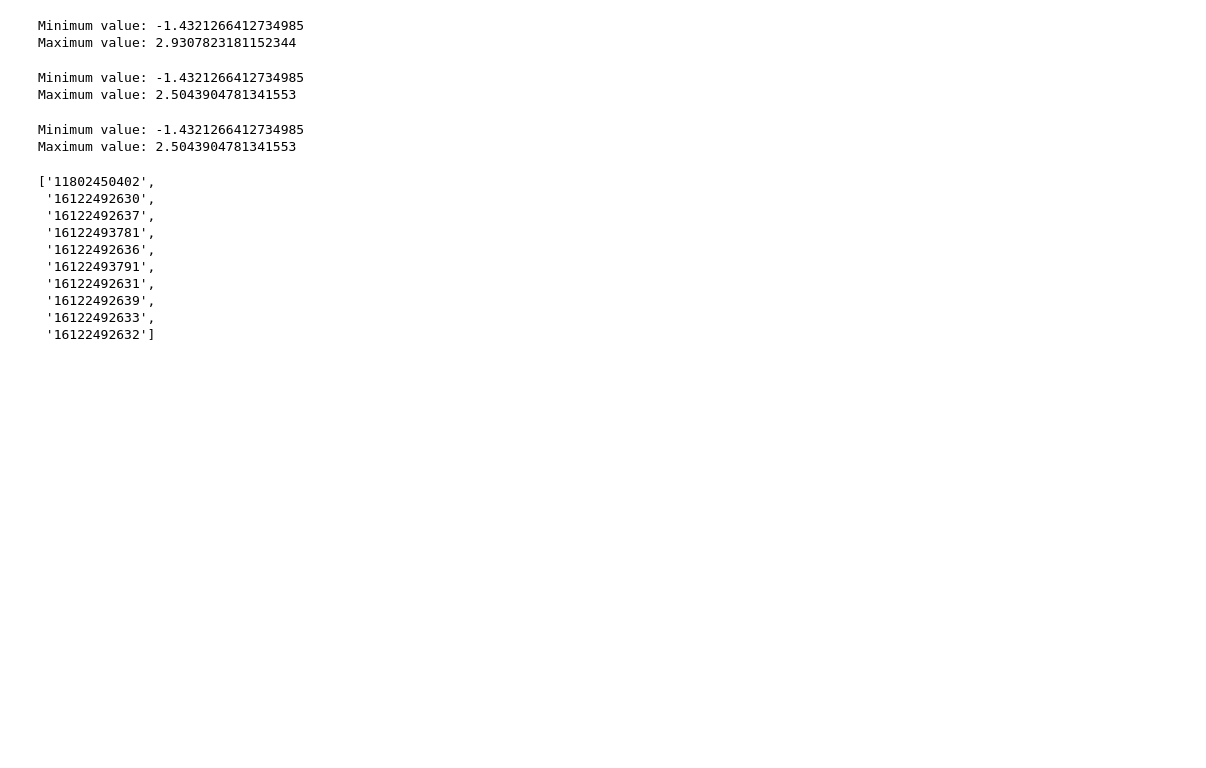
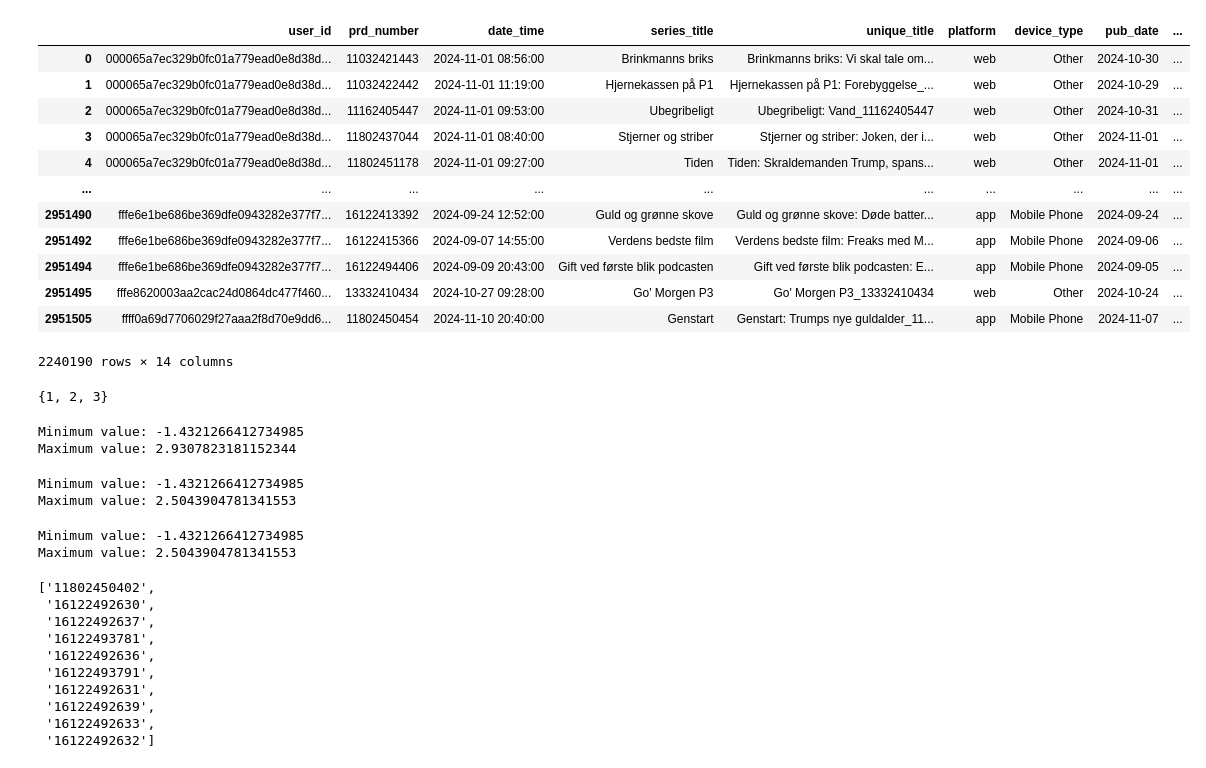
Before and after one commit to SebWae/dr-podcast-recsys-bsc-project, a Jupyter notebook: scripts/test.ipynb, the cells around one changed output. Saved outputs shown, nothing was run; the diff lists cells and outputs as text; code cells hidden in the pictures; blank space fills up the shorter version.

Commit message:
testing triple intersections and groupby operations

```diff
--- a/scripts/test.ipynb
+++ b/scripts/test.ipynb
@@ -37,6 +38,35 @@ meta_df = pd.read_parquet("../" + METADATA_PATH)
 
 # importing the transformed data
 transformed_df = pd.read_parquet("../" + TRANSFORMED_DATA_PATH)
+
+# importing the filtered data
+filtered_df = pd.read_parquet("../" + FILTERED_DATA_PATH)
+# %%
+filtered_df[filtered_df["date_time"] < "2024-11-11 00:00:00"]
+# %% [output]
+|  | user_id | prd_number | date_time | series_title | unique_title | platform | device_type | pub_date | ... |
+| 0 | 000065a7ec329b0fc01a779ead0e8d38d... | 11032421443 | 2024-11-01 08:56:00 | Brinkmanns briks | Brinkmanns briks: Vi skal tale om... | web | Other | 2024-10-30 | ... |
+| 1 | 000065a7ec329b0fc01a779ead0e8d38d... | 11032422442 | 2024-11-01 11:19:00 | Hjernekassen på P1 | Hjernekassen på P1: Forebyggelse_... | web | Other | 2024-10-29 | ... |
+| 2 | 000065a7ec329b0fc01a779ead0e8d38d... | 11162405447 | 2024-11-01 09:53:00 | Ubegribeligt | Ubegribeligt: Vand_11162405447 | web | Other | 2024-10-31 | ... |
+| 3 | 000065a7ec329b0fc01a779ead0e8d38d... | 11802437044 | 2024-11-01 08:40:00 | Stjerner og striber | Stjerner og striber: Joken, der i... | web | Other | 2024-11-01 | ... |
+| 4 | 000065a7ec329b0fc01a779ead0e8d38d... | 11802451178 | 2024-11-01 09:27:00 | Tiden | Tiden: Skraldemanden Trump, spans... | web | Other | 2024-11-01 | ... |
+| ... | ... | ... | ... | ... | ... | ... | ... | ... | ... |
+| 2951490 | fffe6e1be686be369dfe0943282e377f7... | 16122413392 | 2024-09-24 12:52:00 | Guld og grønne skove | Guld og grønne skove: Døde batter... | app | Mobile Phone | 2024-09-24 | ... |
+| 2951492 | fffe6e1be686be369dfe0943282e377f7... | 16122415366 | 2024-09-07 14:55:00 | Verdens bedste film | Verdens bedste film: Freaks med M... | app | Mobile Phone | 2024-09-06 | ... |
+| 2951494 | fffe6e1be686be369dfe0943282e377f7... | 16122494406 | 2024-09-09 20:43:00 | Gift ved første blik podcasten | Gift ved første blik podcasten: E... | app | Mobile Phone | 2024-09-05 | ... |
+| 2951495 | fffe8620003aa2cac24d0864dc477f460... | 13332410434 | 2024-10-27 09:28:00 | Go' Morgen P3 | Go' Morgen P3_13332410434 | web | Other | 2024-10-24 | ... |
+| 2951505 | ffff0a69d7706029f27aaa2f8d70e9dd6... | 11802450454 | 2024-11-10 20:40:00 | Genstart | Genstart: Trumps nye guldalder_11... | app | Mobile Phone | 2024-11-07 | ... |
+2240190 rows × 14 columns
+# %%
+test_dict = {"user1": [1,2,3,4,5,6],
+             "user2": [9,6,4,2,3,5]}
+import pandas as pd
+test_df = pd.DataFrame(test_dict)
+
+test_set = {1,2,3}
+test_set.intersection(test_df["user1"])
+# %% [output]
+{1, 2, 3}
 # %%
 # loading embeddings
 emb_df = pd.read_parquet("../" + EMBEDDINGS_TITLE_PATH)
```
Also changed, not shown: parts of 1 cell of this notebook.
